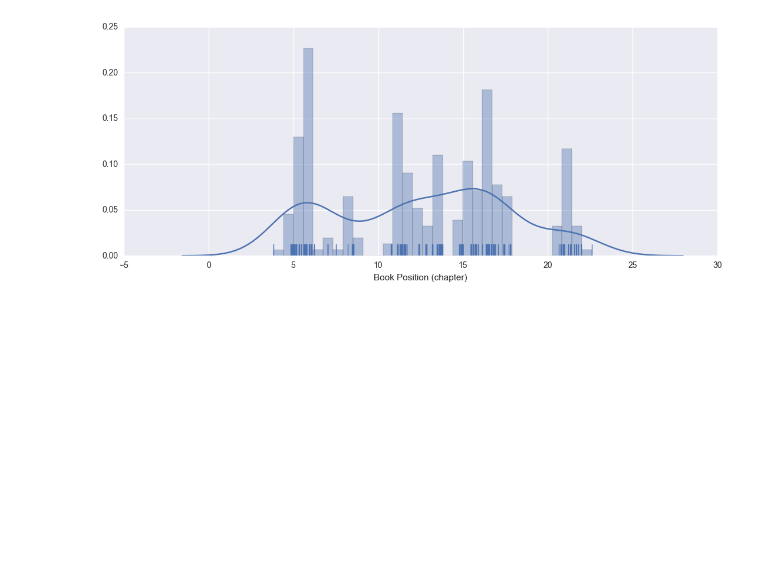
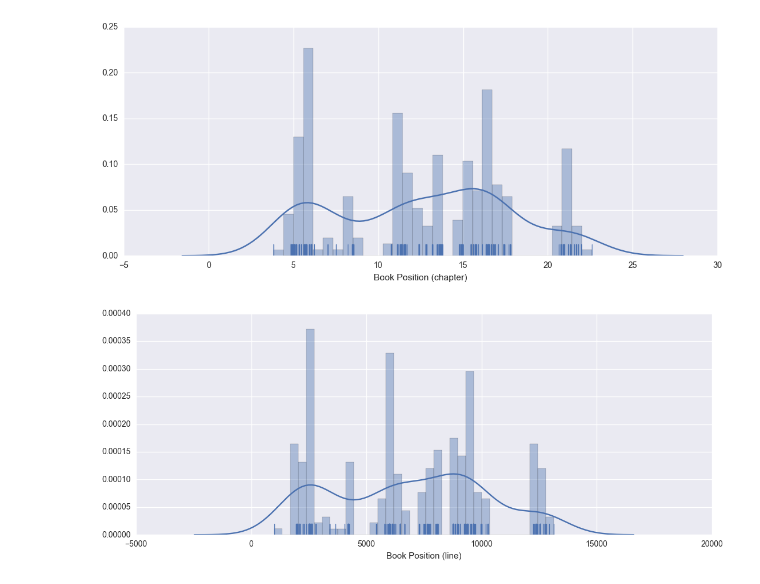
Before and after one commit to djevans071/Iliad-battles, a Jupyter notebook: Iliad_battles.ipynb, the cells around one changed output. Drawn from its saved outputs; the diff is of its cells as text; code cells hidden in the pictures; blank space fills up the shorter version.

```diff
--- a/Iliad_battles.ipynb
+++ b/Iliad_battles.ipynb
@@ -152,3 +164,26 @@ df['line_ratios'] = df.Iliad_loc.apply(line_ratio)
+# %%
+tot_lines = [0, 611, 877,461,544,909,
+            529,482,565,714,579,
+            848,471,837,522,725,
+            867,761,617,417,503,
+            611,516,898,804]
+
+def line_ratio(lineloc):
+    '''convert line locations into line ratios where
+    e.g. 1.5 refers to halfway through the first chapter'''
+    chapter = int(lineloc // 1)
+    line = (lineloc - chapter) * 1000
+    return chapter + line / tot_lines[chapter]
+
+def total_lines(lineloc):
+    ''' convert line location as a line of total lines in the poem'''
+    chapter = int(lineloc // 1)
+    line = (lineloc - chapter) * 1000
+    line += sum(tot_lines[:chapter-1])
+    return line
+
+df['line_ratios'] = df.Iliad_loc.apply(line_ratio)
+df['line_position'] = df.Iliad_loc.apply(total_lines)
 # %%
 #df.line_ratios.plot(kind='density', rug=True)
 a = sns.distplot(df.line_ratios, kde=True, rug=True, bins=32)
@@ -156,3 +191,9 @@ a.set(xlabel = 'Book Position (chapter)')
 plt.show()
 # %% [output]
 [figure]
+# %%
+b = sns.distplot(df.line_position, kde = True, rug = True, bins = 35)
+b.set(xlabel = 'Book Position (line)')
+plt.show()
+# %% [output]
+[figure, added]
```
Also changed, not shown: parts of 18 cells of this notebook, 1 other file.
